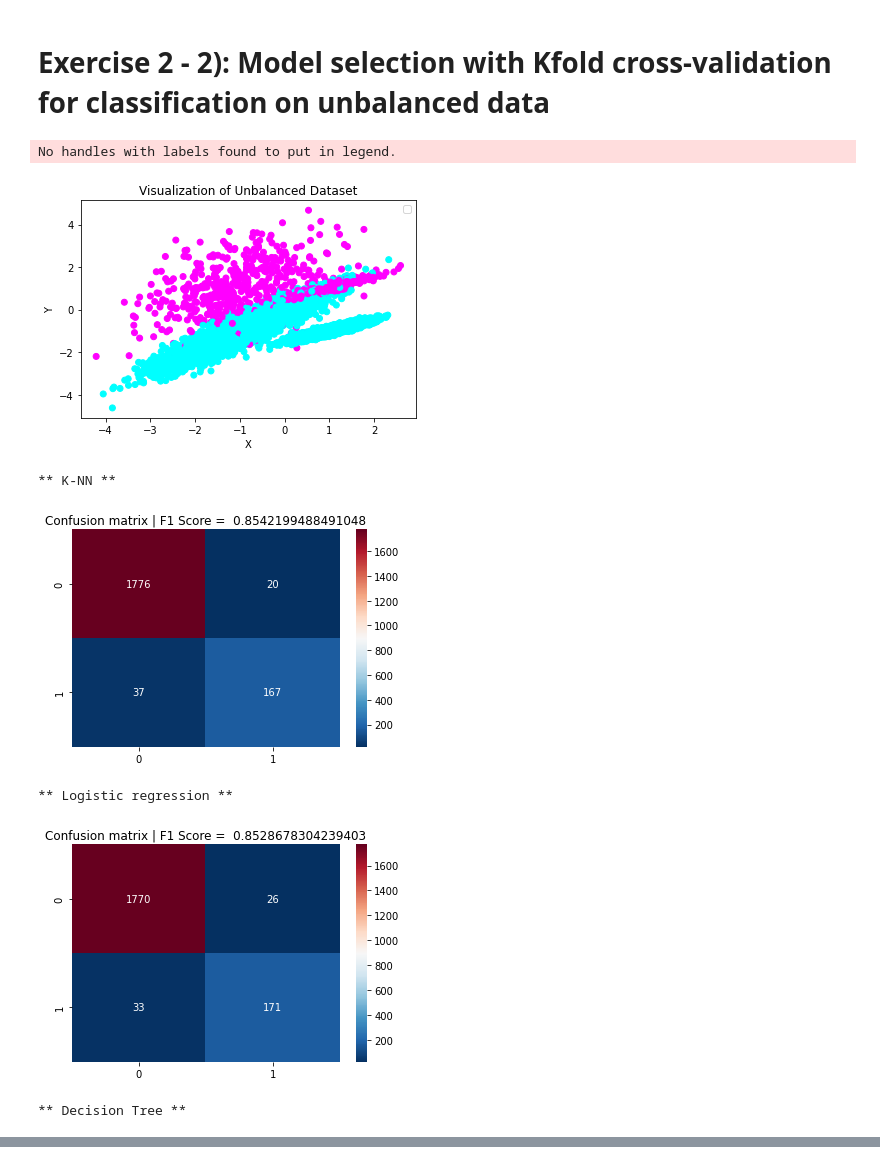
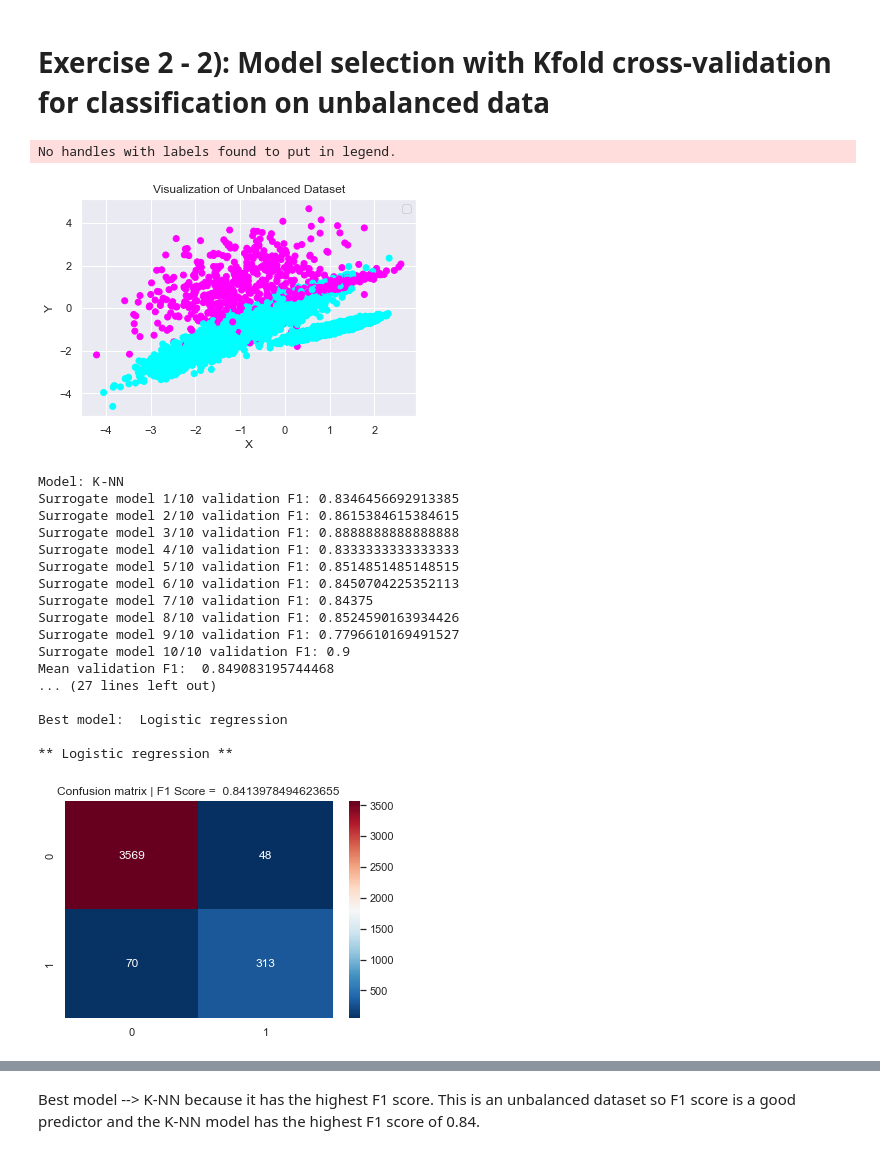
Before and after one commit to ivalencius/Machine_learning_INF264, a Jupyter notebook: Homework/3/HW3_template.ipynb, the cells around one changed output, grey strips where cells are left out. Cells and saved outputs as stored; diff of their text form; code cells hidden in the pictures.

```diff
--- a/Homework/3/HW3_template.ipynb
+++ b/Homework/3/HW3_template.ipynb
@@ -273,45 +392,63 @@ def assess_model(X_train, X_eval, Y_train, Y_eval, model_num):
 # %%
 ### Model selection of a classification model on unbalanced data with KFold cross-validation:
 # Load an unbalanced binary dataset:
+seed = None
+
 with open('HW3_custom_unbalanced_dataset.pickle', 'rb') as unbalanced_dataset:
     X2, Y2 = pickle.load(unbalanced_dataset)
 
     # Visualize Dataset
     plt.scatter(X2[:,0],X2[:,1], c=Y2, cmap=plt.cm.cool)
     plt.xlabel('X')
     plt.ylabel('Y')
     plt.title('Visualization of Unbalanced Dataset')
     plt.legend(loc='best')
     # Display plots:
     plt.show()
 
     # Models to be cross-validated:
     models = {0: "K-NN",
               1: "Logistic regression",
               2: "Decision Tree"}
     # Split data into train and validation
-    seed = 123
-    X_train, X_val, Y_train, Y_val = train_test_split(X2,
-                                        Y2,
-                                        test_size=0.2,
-                                        shuffle=True,
-                                        random_state=123)
-    n_samples = X_train.shape[0]
-    # Select model with KFold cross-validation (use > 5 folds):
-    for model, name in models.items():
-        F1, confusion = assess_model(X_train, X_val, Y_train, Y_val, model)
-        print('** '+name+' **')
-        plt.title("Confusion matrix | F1 Score =  " + str(F1))
-        sns.heatmap(data=confusion.round(2), annot=True, fmt='d', cmap=sns.color_palette("RdBu_r", n_samples))
-        plt.show()
-        # print(name)
-        # print('\tF1: %f'%(F1)+'\tConfusion: ')
-        # print(confusion)
+    seed = None
+    num_folds = 10
+
+    KFold_model_selection2(X2, Y2, models, num_folds, seed)
+    # X_train, X_val, Y_train, Y_val = train_test_split(X2,
+    #                                     Y2,
+    #                                     test_size=0.2,
+    #                                     shuffle=True,
+    #                                     random_state=seed)
+    # n_samples = X_train.shape[0]
+    # # Select model with KFold cross-validation (use > 5 folds):
+    # for model, name in models.items():
+    #     F1, confusion = assess_model(X_train, X_val, Y_train, Y_val, model)
+    #     print('** '+name+' **')
+    #     plt.title("Confusion matrix | F1 Score =  " + str(F1))
+    #     sns.heatmap(data=confusion.round(2), annot=True, fmt='d', cmap=sns.color_palette("RdBu_r", n_samples))
+    #     plt.show()
+    #     # print(name)
+    #     # print('\tF1: %f'%(F1)+'\tConfusion: ')
+    #     # print(confusion)
 # %% [output]
 No handles with labels found to put in legend.
-[figure, old version]
+[figure, new version]
-** K-NN **
+Model: K-NN
+Surrogate model 1/10 validation F1: 0.8346456692913385
+Surrogate model 2/10 validation F1: 0.8615384615384615
+Surrogate model 3/10 validation F1: 0.8888888888888888
+Surrogate model 4/10 validation F1: 0.8333333333333333
+Surrogate model 5/10 validation F1: 0.8514851485148515
+Surrogate model 6/10 validation F1: 0.8450704225352113
+Surrogate model 7/10 validation F1: 0.84375
+Surrogate model 8/10 validation F1: 0.8524590163934426
+Surrogate model 9/10 validation F1: 0.7796610169491527
+Surrogate model 10/10 validation F1: 0.9
+Mean validation F1:  0.849083195744468
+... (27 lines left out)
+
+Best model:  Logistic regression
+
+** Logistic regression **
-[figure, old version]
+[figure, new version]
-** Logistic regression **
-[figure, removed]
-** Decision Tree **
@@ -320,0 +455,2 @@ No handles with labels found to put in legend.
+# %% [markdown]
+Best model --> K-NN because it has the highest F1 score. This is an unbalanced dataset so F1 score is a good predictor and the K-NN model has the highest F1 score of 0.84.
```
Also changed, not shown: parts of 8 cells of this notebook.
